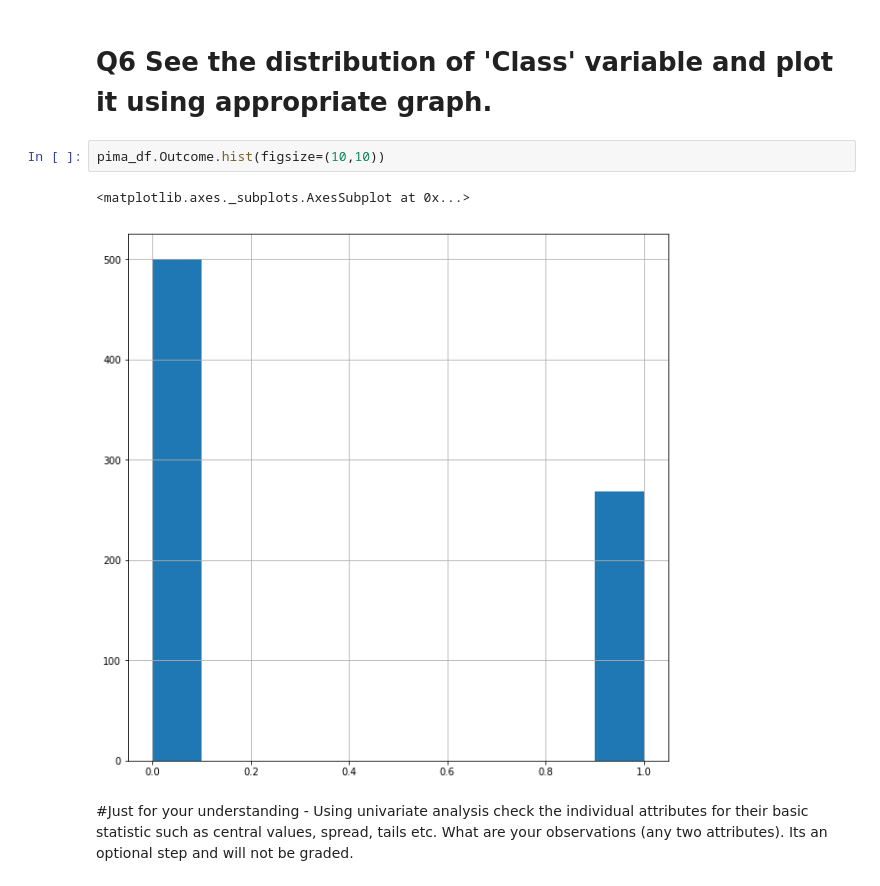
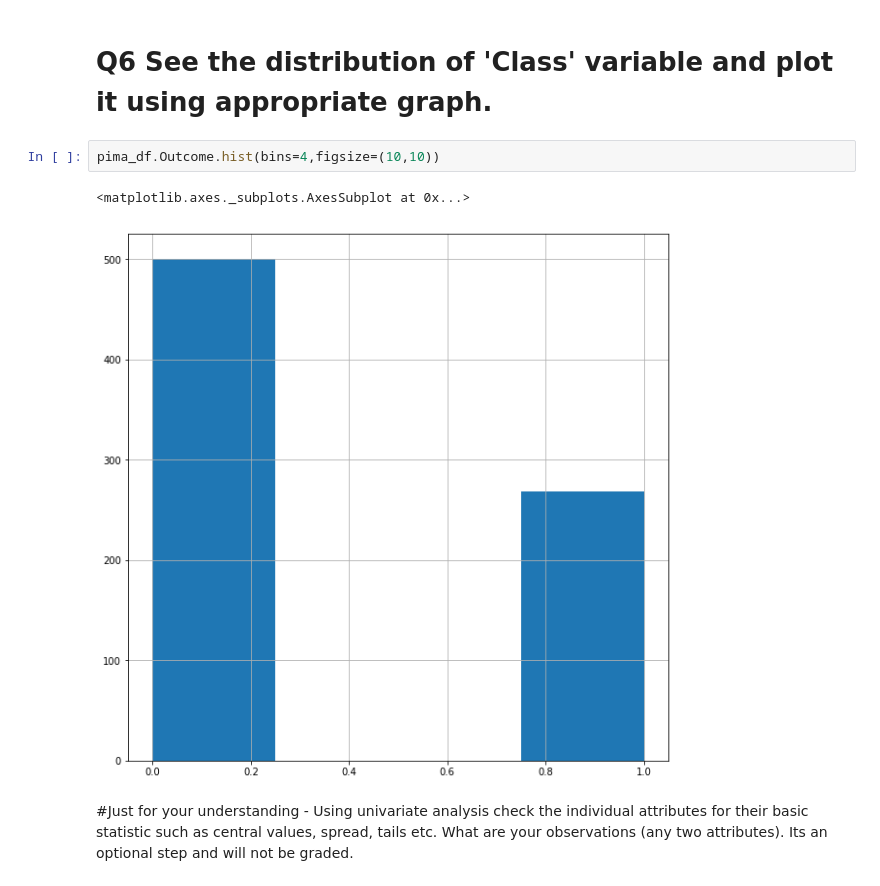
Before and after one commit to AbhyKSwamy/bangalore-may19-batch-AbhyKSwamy, a Jupyter notebook: Lab_R3_Internal.ipynb, the cells around one changed output. Drawn from its saved outputs; the diff is of its cells as text.

```diff
--- a/Lab_R3_Internal.ipynb
+++ b/Lab_R3_Internal.ipynb
@@ -125,10 +125,10 @@ pima_df.describe()
 # %% [markdown]
 # Q6 See the distribution of 'Class' variable and plot it using appropriate graph.
 # %%
-pima_df.Outcome.hist(figsize=(10,10))
+pima_df.Outcome.hist(bins=4,figsize=(10,10))
 # %% [output]
 <matplotlib.axes._subplots.AxesSubplot at 0x...>
-[figure, old version]
+[figure, new version]
 # %% [markdown]
 #Just for your understanding - Using univariate analysis check the individual attributes for their basic statistic such as central values, spread, tails etc. What are your observations (any two attributes). Its an optional step and will not be graded.
 # %% [markdown]
```
Also changed, not shown: parts of 2 cells of this notebook.
